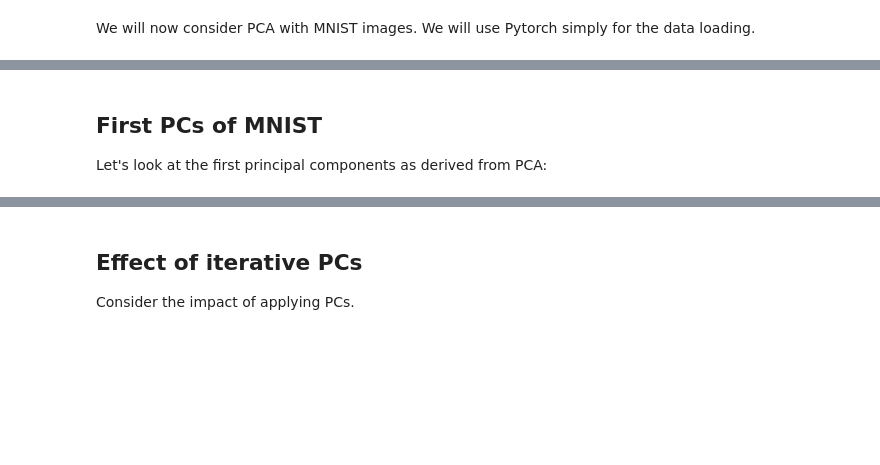
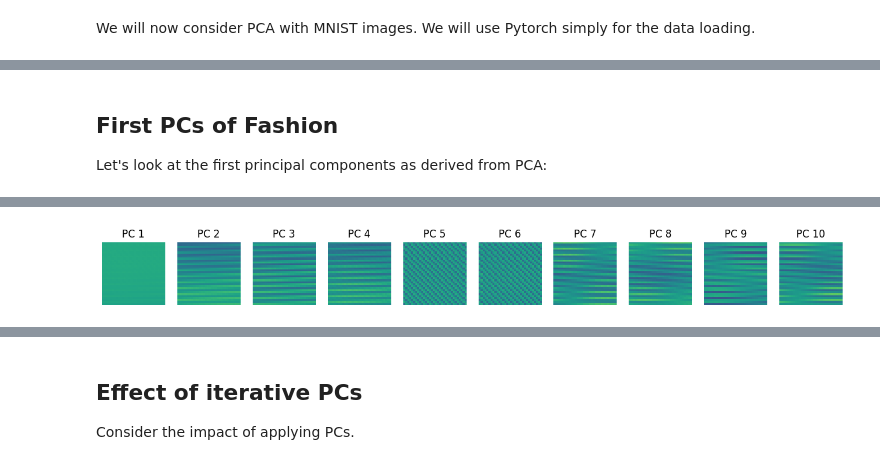
Before and after one commit to sonnh-uit/CS2229.CH181-machine-learning-algorithms-and-theory, a Jupyter notebook: BT1/BT1_220202022_CIFAR.ipynb, the cells around one changed output, grey strips where cells are left out. Drawn from its saved outputs; the diff is of its cells as text; code cells hidden in the pictures; blank space fills up the shorter version.

```diff
--- a/BT1/BT1_220202022_CIFAR.ipynb
+++ b/BT1/BT1_220202022_CIFAR.ipynb
@@ -322,5 +370,5 @@ ValueError: cannot reshape array of size 9437184 into shape (32,32,32,32)
 # %% [markdown]
-## First PCs of MNIST
+## First PCs of Fashion
 
 Let's look at the first principal components as derived from PCA:
 # %%
@@ -332,8 +380,9 @@ fig = plt.figure(figsize=(n_components*np.power(n_components, 1/5),3))
 axes = []
 for i in range(n_components):
     ax_ = fig.add_subplot(1, n_components, i+1)
-    ax_.imshow(pca.components_[i].reshape(28,28), interpolation='nearest', clim=(-.15, .15));
+    ax_.imshow(pca.components_[i].reshape(32,32), interpolation='nearest', clim=(-.15, .15));
     ax_.set_title(f'PC {i+1}')
     ax_.axis('off')
 
     axes.append(ax_)
+# %% [output]
@@ -340,3 +391,4 @@ for i in range(n_components):
+[figure, added]
 # %%
 %%time
 n_components = 10
```
Also changed, not shown: parts of 18 cells of this notebook, 3 other files.
